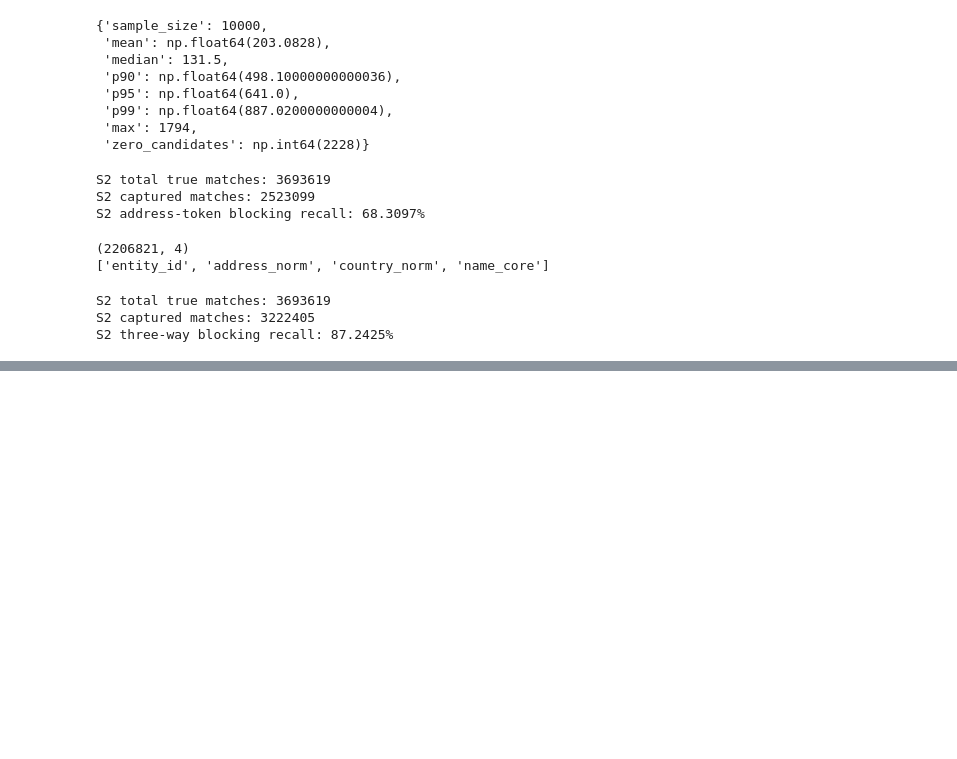
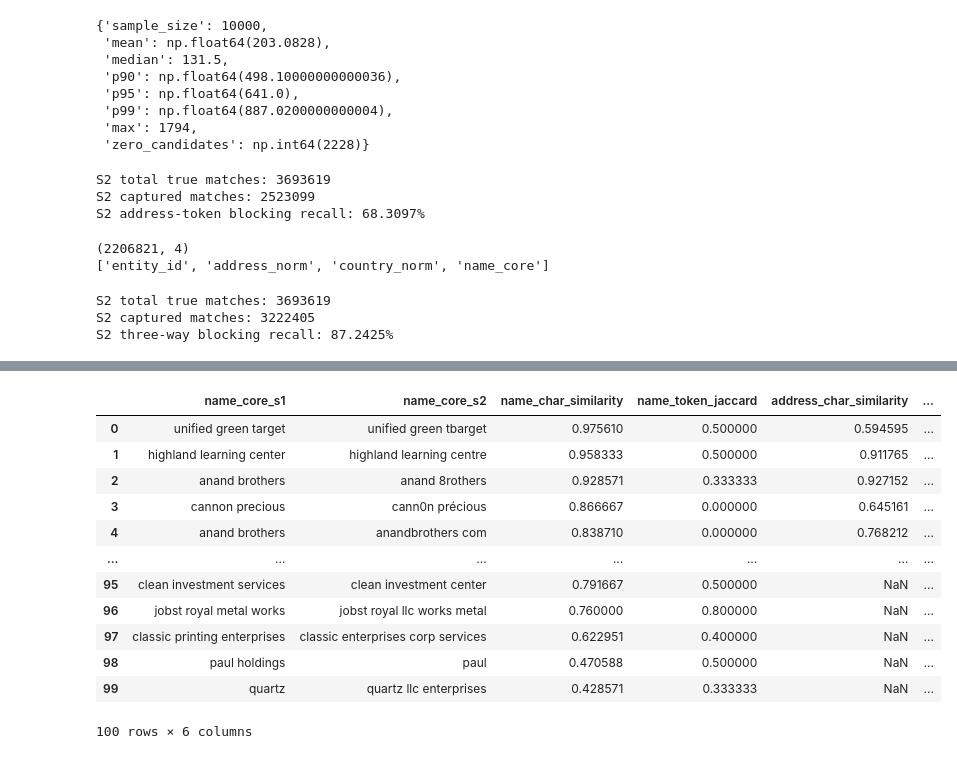
Before and after one commit to kartik815/Amazon-ML-Challenge-2026, a Jupyter notebook: notebooks/04_Blocking.ipynb, the cells around one changed output, grey strips where cells are left out. Cells and saved outputs as stored; diff of their text form; code cells hidden in the pictures; blank space fills up the shorter version.

```diff
--- a/notebooks/04_Blocking.ipynb
+++ b/notebooks/04_Blocking.ipynb
@@ -1484,0 +1826,27 @@ S2 three-way blocking recall: 87.2425%
+# %%
+def token_jaccard(a, b):
+    if pd.isna(a) or pd.isna(b):
+        return None
+
+    a_tokens = set(str(a).split())
+    b_tokens = set(str(b).split())
+
+    if not a_tokens or not b_tokens:
+        return None
+
+    return len(a_tokens & b_tokens) / len(a_tokens | b_tokens)
+missed_pairs["name_token_jaccard"] = missed_pairs.apply(
+    lambda row: token_jaccard(
+        row["name_core_s1"],
+        row["name_core_s2"]
+    ),
+    axis=1
+)
+
+missed_pairs["address_token_jaccard"] = missed_pairs.apply(
+    lambda row: token_jaccard(
+        row["address_norm_s1"],
+        row["address_norm_s2"]
+    ),
+    axis=1
+)
@@ -1484,0 +1929,32 @@ S2 three-way blocking recall: 87.2425%
+# %%
+display(
+    missed_pairs[
+        [
+            "name_core_s1",
+            "name_core_s2",
+            "name_char_similarity",
+            "name_token_jaccard",
+            "address_char_similarity",
+            "address_token_jaccard"
+        ]
+    ]
+    .sort_values(
+        ["address_token_jaccard", "name_char_similarity"],
+        ascending=False
+    )
+    .reset_index(drop=True)
+)
+# %% [output]
+|  | name_core_s1 | name_core_s2 | name_char_similarity | name_token_jaccard | address_char_similarity | ... |
+| 0 | unified green target | unified green tbarget | 0.975610 | 0.500000 | 0.594595 | ... |
+| 1 | highland learning center | highland learning centre | 0.958333 | 0.500000 | 0.911765 | ... |
+| 2 | anand brothers | anand 8rothers | 0.928571 | 0.333333 | 0.927152 | ... |
+| 3 | cannon precious | cann0n précious | 0.866667 | 0.000000 | 0.645161 | ... |
+| 4 | anand brothers | anandbrothers com | 0.838710 | 0.000000 | 0.768212 | ... |
+| ... | ... | ... | ... | ... | ... | ... |
+| 95 | clean investment services | clean investment center | 0.791667 | 0.500000 | NaN | ... |
+| 96 | jobst royal metal works | jobst royal llc works metal | 0.760000 | 0.800000 | NaN | ... |
+| 97 | classic printing enterprises | classic enterprises corp services | 0.622951 | 0.400000 | NaN | ... |
+| 98 | paul holdings | paul | 0.470588 | 0.500000 | NaN | ... |
+| 99 | quartz | quartz llc enterprises | 0.428571 | 0.333333 | NaN | ... |
+100 rows × 6 columns
```
Also changed, not shown: parts of 16 cells of this notebook.
